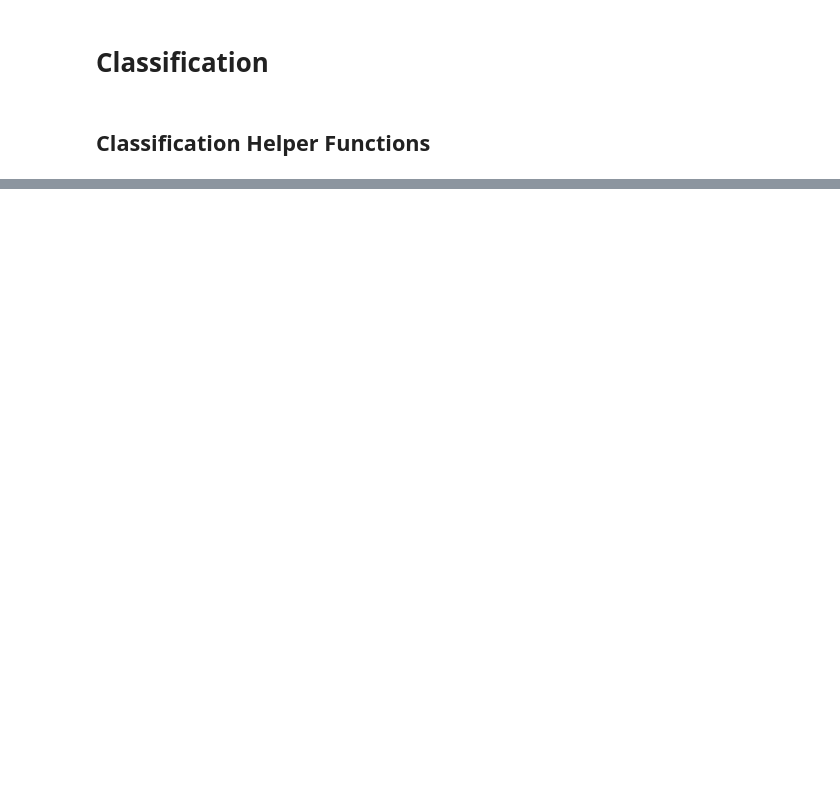
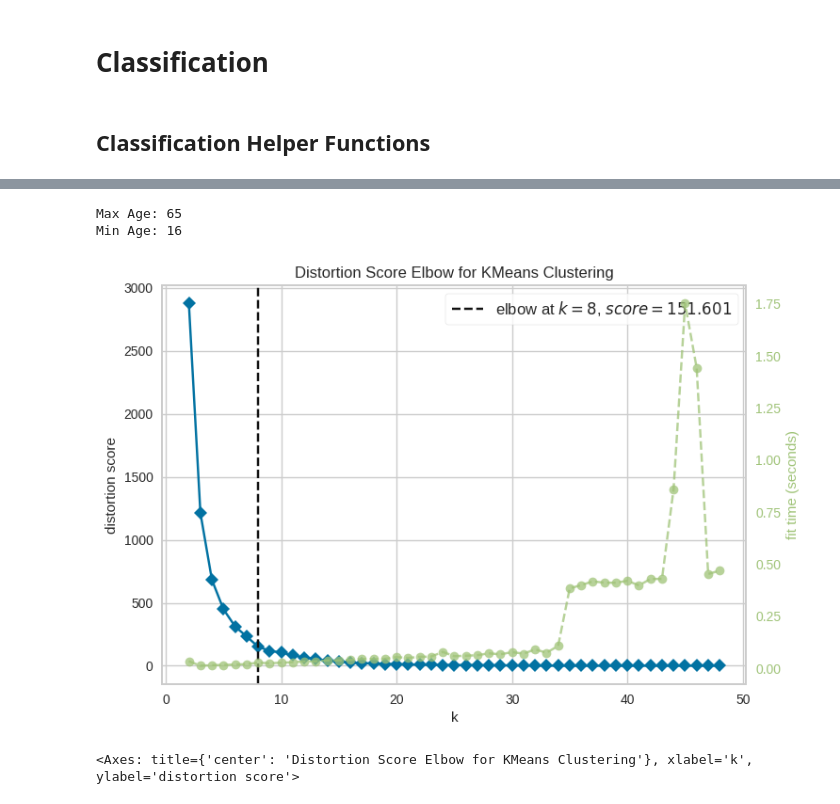
Before and after one commit to GeorgeM2000/Sports-Activity, a Jupyter notebook: Sports_Activity.ipynb, the cells around one changed output, grey strips where cells are left out. Cells and saved outputs as stored; diff of their text form; code cells hidden in the pictures; blank space fills up the shorter version.

```diff
--- a/Sports_Activity.ipynb
+++ b/Sports_Activity.ipynb
@@ -387,0 +445,4 @@ Image(show_decision_tree_classifier(model_accuracies[0.25][1], ['PAIN', 'IRRITAB
+# %%
+# Split dataset 'sport_data_classification' in features and target variable
+X = sport_data_classification[['Age', 'Symptom area', 'PAIN', 'IRRITABILITY', 'SEVERITY']]
+Y = sport_data_classification.Page
@@ -387,0 +461,19 @@ Image(show_decision_tree_classifier(model_accuracies[0.25][1], ['PAIN', 'IRRITAB
+# %%
+cluster_data = np.array(list(X['Age']))
+cluster_data = np.reshape(cluster_data, (cluster_data.shape[0], 1))
+# %%
+print("Max Age: {max_age}".format(max_age = max(list(X['Age']))))
+print("Min Age: {min_age}".format(min_age = min(list(X['Age']))))
+# %% [output]
+Max Age: 65
+Min Age: 16
+# %%
+# Apply the elbow method
+kmeans_elbow_method = KMeans(init='k-means++', n_init=10)
+kmeans_elbow_visualizer = KElbowVisualizer(kmeans_elbow_method, k=(2, 49))
+
+kmeans_elbow_visualizer.fit(cluster_data)
+kmeans_elbow_visualizer.show()
+# %% [output]
+[figure, added]
+<Axes: title={'center': 'Distortion Score Elbow for KMeans Clustering'}, xlabel='k', ylabel='distortion score'>
```
Also changed, not shown: parts of 33 cells of this notebook.
